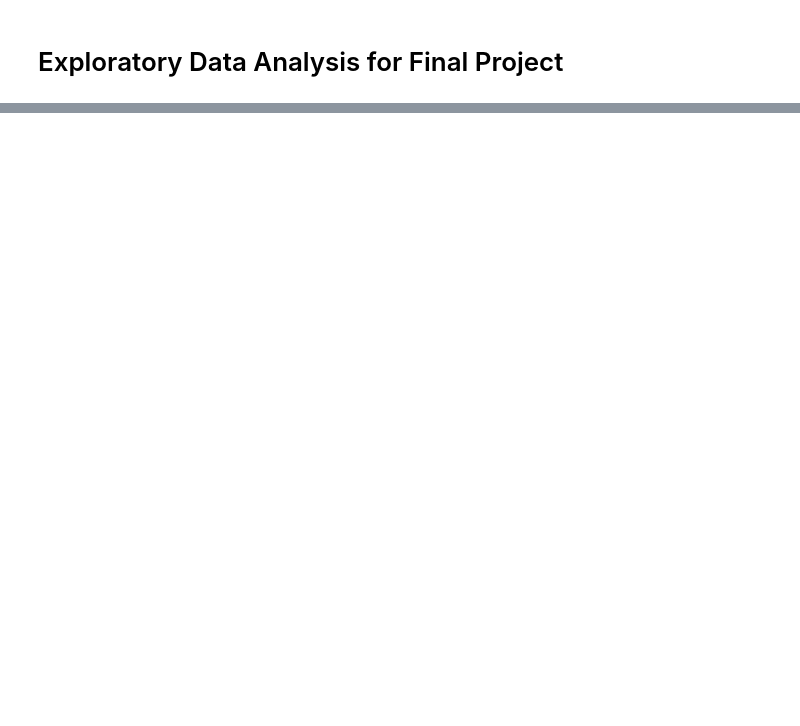
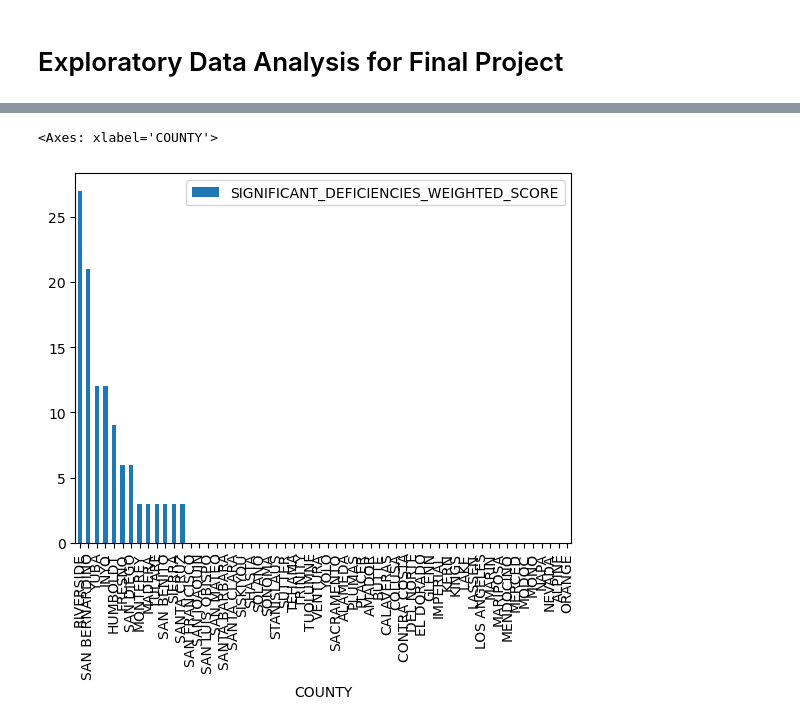
Before and after one commit to mxndrwgrdnr/UCB_CYPLAN255_2024, a Jupyter notebook: assignments/assignment_4/assignment_4_clara_voong.ipynb, the cells around one changed output, grey strips where cells are left out. Cells and saved outputs as stored; diff of their text form; code cells hidden in the pictures; blank space fills up the shorter version.

```diff
--- a/assignments/assignment_4/assignment_4_clara_voong.ipynb
+++ b/assignments/assignment_4/assignment_4_clara_voong.ipynb
@@ -399,0 +445,7 @@ Data analysis Plan:
+# %%
+deficiency_score_w = water2.groupby(
+    water2['COUNTY'])[['SIGNIFICANT_DEFICIENCIES_WEIGHTED_SCORE']].sum().sort_values(by='SIGNIFICANT_DEFICIENCIES_WEIGHTED_SCORE', ascending=False)
+deficiency_score_w.plot(kind='bar')
+# %% [output]
+<Axes: xlabel='COUNTY'>
+[figure, added]
```
Also changed, not shown: parts of 83 cells of this notebook.
